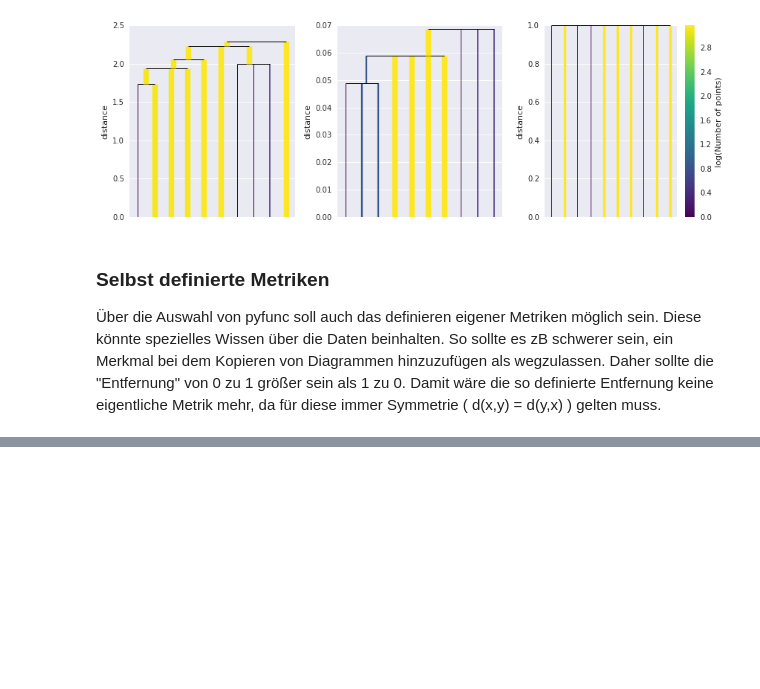
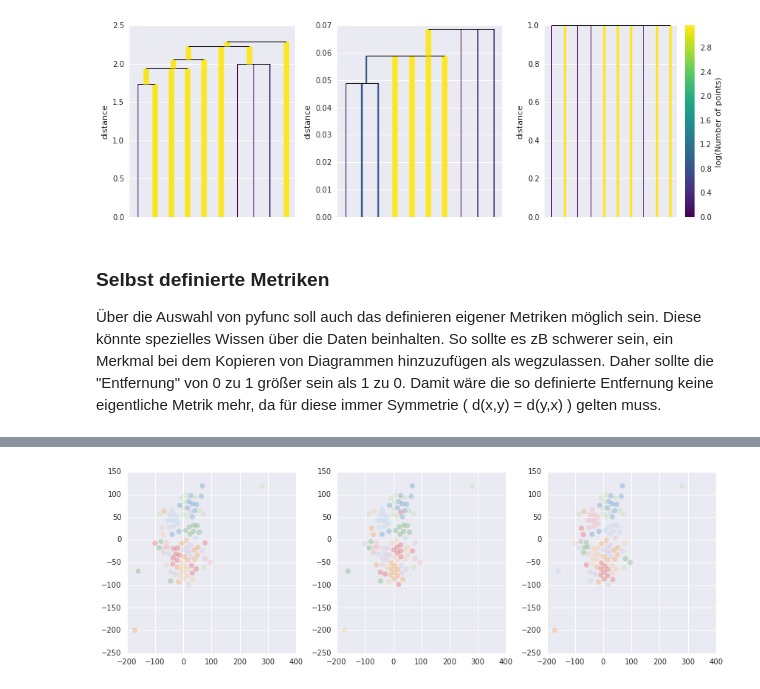
Before and after one commit to computational-humanities/vorlesung, a Jupyter notebook: Notebooks/CH_Clustering.ipynb, the cells around one changed output, grey strips where cells are left out. Cells and saved outputs as stored; diff of their text form; code cells hidden in the pictures; blank space fills up the shorter version.

```diff
--- a/Notebooks/CH_Clustering.ipynb
+++ b/Notebooks/CH_Clustering.ipynb
@@ -361,0 +490,25 @@ def weightedattributes(u,v):
+# %%
+color_palette = sns.color_palette('Paired', 50)
+
+cluster_colors = [color_palette[x] if x >= 0 else (0.5, 0.5, 0.5) for x in clustererTexte.labels_]
+cluster_member_colors = [sns.desaturate(x, p) for x, p in zip(cluster_colors, clustererTexte.probabilities_)]
+
+cluster_colors1 = [color_palette[x] if x >= 0 else (0.5, 0.5, 0.5) for x in clustererTexte1.labels_]
+cluster_member_colors1 = [sns.desaturate(x, p) for x, p in zip(cluster_colors1, clustererTexte1.probabilities_)]
+
+cluster_colors2 = [color_palette[x] if x >= 0 else (0.5, 0.5, 0.5) for x in clustererTexte2.labels_]
+cluster_member_colors2 = [sns.desaturate(x, p) for x, p in zip(cluster_colors2, clustererTexte2.probabilities_)]
+# %%
+fig = plt.figure(figsize=(12,4))
+
+ax1 = fig.add_subplot(131)
+ax2 = fig.add_subplot(132)
+ax3 = fig.add_subplot(133)
+
+ax1.scatter(*projectionTexte.T, s=50, linewidth=0, c=cluster_member_colors, alpha=0.25)
+ax2.scatter(*projectionTexte.T, s=50, linewidth=0, c=cluster_member_colors1, alpha=0.25)
+ax3.scatter(*projectionTexte.T, s=50, linewidth=0, c=cluster_member_colors2, alpha=0.25)
+
+plt.tight_layout()
+# %% [output]
+[figure, added]
```
Also changed, not shown: parts of 24 cells of this notebook, 1 other file.
